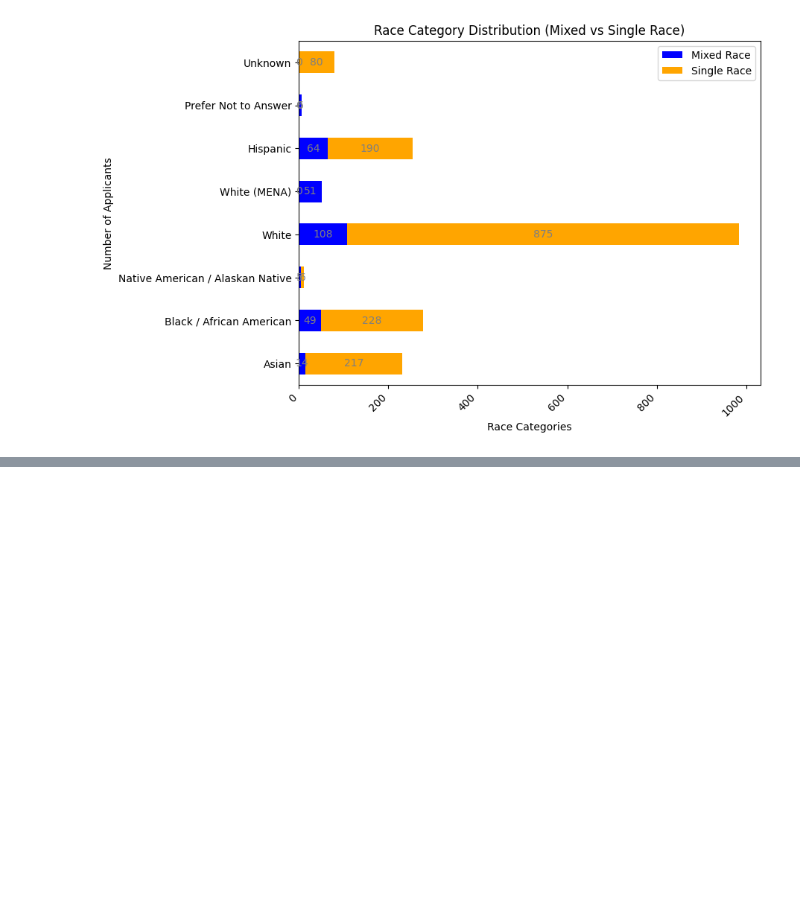
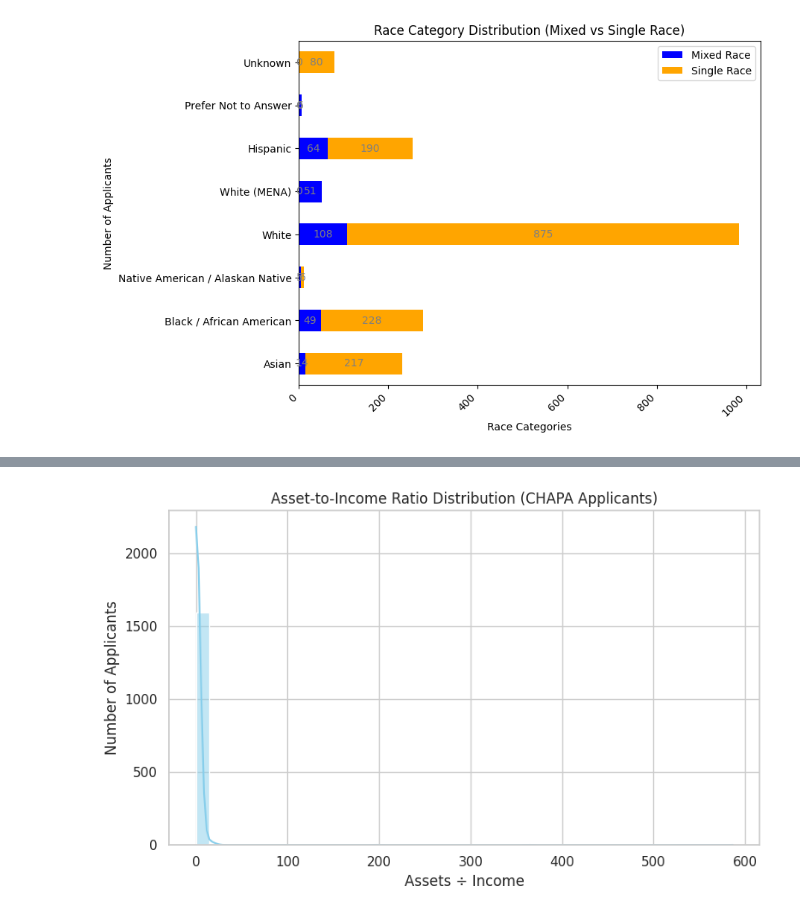
Before and after one commit to BU-Spark/pitne-affordable-housing-efficacy, a Jupyter notebook: fa25-team-b/eda/CHAPA_TeamB_EDA.ipynb, the cells around one changed output, grey strips where cells are left out. Drawn from its saved outputs; the diff is of its cells as text; code cells hidden in the pictures; blank space fills up the shorter version.

```diff
--- a/fa25-team-b/eda/CHAPA_TeamB_EDA.ipynb
+++ b/fa25-team-b/eda/CHAPA_TeamB_EDA.ipynb
@@ -458,0 +462,83 @@ plt.show()
+# %%
+import pandas as pd
+import seaborn as sns
+import matplotlib.pyplot as plt
+
+# 1. Identify Column Names
+def find_col(df, possible_names):
+    for name in df.columns:
+        for key in possible_names:
+            if key.lower() in name.lower():
+                return name
+    return None
+
+age_col = find_col(df, ["age"])
+income_col = find_col(df, ["income"])
+assets_col = find_col(df, ["asset"])
+
+print(f"Detected columns -> Age: {age_col}, Income: {income_col}, Assets: {assets_col}\n")
+
+if not all([age_col, income_col, assets_col]):
+    raise KeyError("Could not detect one or more required columns (Age, Income, Assets).")
+
+# 3. Convert to Numeric
+for col in [age_col, income_col, assets_col]:
+    df[col] = pd.to_numeric(df[col], errors='coerce')
+
+# 4. Clean and Filter
+df = df[df[age_col] >= 18]
+df = df[df[income_col].notna() & df[assets_col].notna()]
+df = df[df[income_col] > 0]
+
+print(f"Cleaned dataset: {len(df)} rows remaining after filtering.\n")
+
+# 5. Wealth Metrics
+df["Asset_Income_Ratio"] = df[assets_col] / df[income_col]
+df["Total_Wealth"] = df[assets_col] + df[income_col]
+
+def wealth_group(row):
+    ratio = row["Asset_Income_Ratio"]
+    if pd.isna(ratio):
+        return 'Unknown'
+    elif ratio < 1:
+        return 'Low Wealth (<1x)'
+    elif ratio < 3:
+        return 'Moderate (1–3x)'
+    elif ratio < 6:
+        return 'Comfortable (3–6x)'
+    else:
+        return 'High Wealth (>6x)'
+
+df["Wealth_Group"] = df.apply(wealth_group, axis=1)
+
+# 6. Summary
+print("Summary Statistics (Income, Assets, Ratios):")
+print(df[[income_col, assets_col, "Asset_Income_Ratio", "Total_Wealth"]].describe())
+print("\nWealth Group Distribution:")
+print(df["Wealth_Group"].value_counts(dropna=False))
+print()
+
+# 8. Visualizations
+sns.set(style="whitegrid")
+
+# Histogram: Asset-to-Income Ratio
+plt.figure(figsize=(8, 5))
+sns.histplot(df["Asset_Income_Ratio"], bins=40, kde=True, color="skyblue")
+plt.title("Asset-to-Income Ratio Distribution (CHAPA Applicants)")
+plt.xlabel("Assets ÷ Income")
+plt.ylabel("Number of Applicants")
+plt.tight_layout()
+#plt.savefig(f"{OUTPUT_DIR}/Asset_Income_Ratio_Distribution.png")
+plt.show()
+
+# Scatter: Income vs Assets
+plt.figure(figsize=(7, 5))
+sns.scatterplot(data=df, x=income_col, y=assets_col, hue="Wealth_Group", alpha=0.7)
+plt.title("Household Income vs Assets by Wealth Group")
+plt.xlabel("Household Income ($)")
+plt.ylabel("Household Assets ($)")
+plt.legend(title="Wealth Group")
+plt.tight_layout()
+#plt.savefig(f"{OUTPUT_DIR}/Income_vs_Assets.png")
+plt.show()
+# %% [output]
@@ -458,0 +562 @@ plt.show()
+[figure, added]
```
Also changed, not shown: parts of 2 cells of this notebook.
